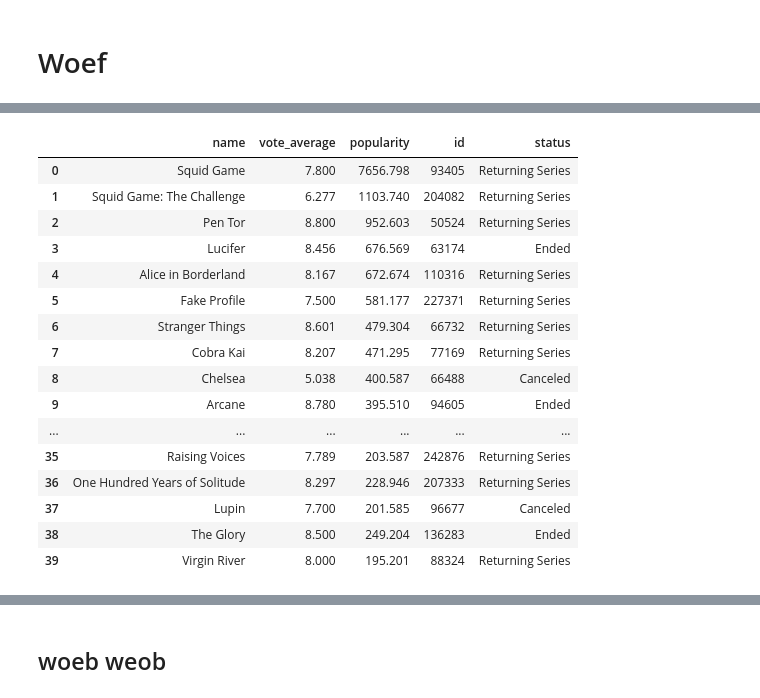
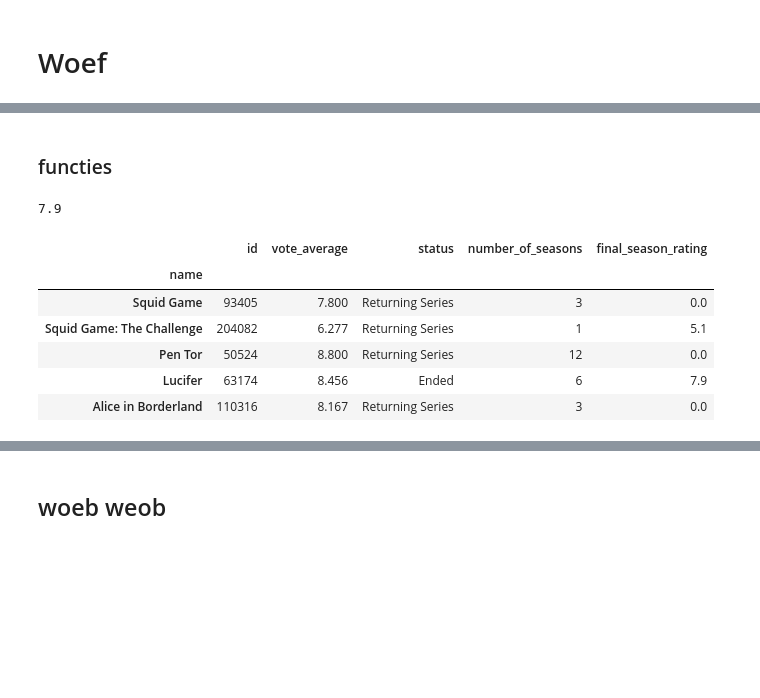
Before and after one commit to Tijnwy/DataIII, a Jupyter notebook: api.ipynb, the cells around one changed output, grey strips where cells are left out. Saved outputs shown, nothing was run; the diff lists cells and outputs as text; code cells hidden in the pictures; blank space fills up the shorter version.

```diff
--- a/api.ipynb
+++ b/api.ipynb
@@ -49 +26,3 @@ def get_show_status(tv_id):
+# %% [markdown]
+### functies
 # %%
@@ -75,23 +82,0 @@ def get_all_netflix_shows():
-# %%
-all_shows = get_all_netflix_shows()
-df = pd.DataFrame(all_shows, columns=['id', 'name', 'vote_average'])
-df['status'] = df['id'].apply(get_show_status)
-df
-# %% [output]
-|  | name | vote_average | popularity | id | status |
-| 0 | Squid Game | 7.800 | 7656.798 | 93405 | Returning Series |
-| 1 | Squid Game: The Challenge | 6.277 | 1103.740 | 204082 | Returning Series |
-| 2 | Pen Tor | 8.800 | 952.603 | 50524 | Returning Series |
-| 3 | Lucifer | 8.456 | 676.569 | 63174 | Ended |
-| 4 | Alice in Borderland | 8.167 | 672.674 | 110316 | Returning Series |
-| 5 | Fake Profile | 7.500 | 581.177 | 227371 | Returning Series |
-| 6 | Stranger Things | 8.601 | 479.304 | 66732 | Returning Series |
-| 7 | Cobra Kai | 8.207 | 471.295 | 77169 | Returning Series |
-| 8 | Chelsea | 5.038 | 400.587 | 66488 | Canceled |
-| 9 | Arcane | 8.780 | 395.510 | 94605 | Ended |
-| ... | ... | ... | ... | ... | ... |
-| 35 | Raising Voices | 7.789 | 203.587 | 242876 | Returning Series |
-| 36 | One Hundred Years of Solitude | 8.297 | 228.946 | 207333 | Returning Series |
-| 37 | Lupin | 7.700 | 201.585 | 96677 | Canceled |
-| 38 | The Glory | 8.500 | 249.204 | 136283 | Ended |
-| 39 | Virgin River | 8.000 | 195.201 | 88324 | Returning Series |
@@ -97,0 +85,21 @@ df
+# %%
+get_season_data(63174, 6)
+# %% [output]
+7.9
+# %%
+
+df = pd.DataFrame(netflix_shows, columns=['name', 'id', 'vote_average']).set_index('name')
+df['status'] = df['id'].apply(get_show_data, new_data='status')
+df['number_of_seasons'] = df['id'].apply(get_show_data, new_data='number_of_seasons')
+
+# check get season data voor de status. 'Returning Series' hebben vaak een nog niet beoordeeld seizoen.
+df['final_season_rating'] = df.apply(lambda x: get_season_data(x.id, x.number_of_seasons), axis=1)
+df.head(3)
+# %% [output]
+|  | id | vote_average | status | number_of_seasons | final_season_rating |
+| name |  |  |  |  |  |
+| Squid Game | 93405 | 7.800 | Returning Series | 3 | 0.0 |
+| Squid Game: The Challenge | 204082 | 6.277 | Returning Series | 1 | 5.1 |
+| Pen Tor | 50524 | 8.800 | Returning Series | 12 | 0.0 |
+| Lucifer | 63174 | 8.456 | Ended | 6 | 7.9 |
+| Alice in Borderland | 110316 | 8.167 | Returning Series | 3 | 0.0 |
```
Also changed, not shown: parts of 18 cells of this notebook.
